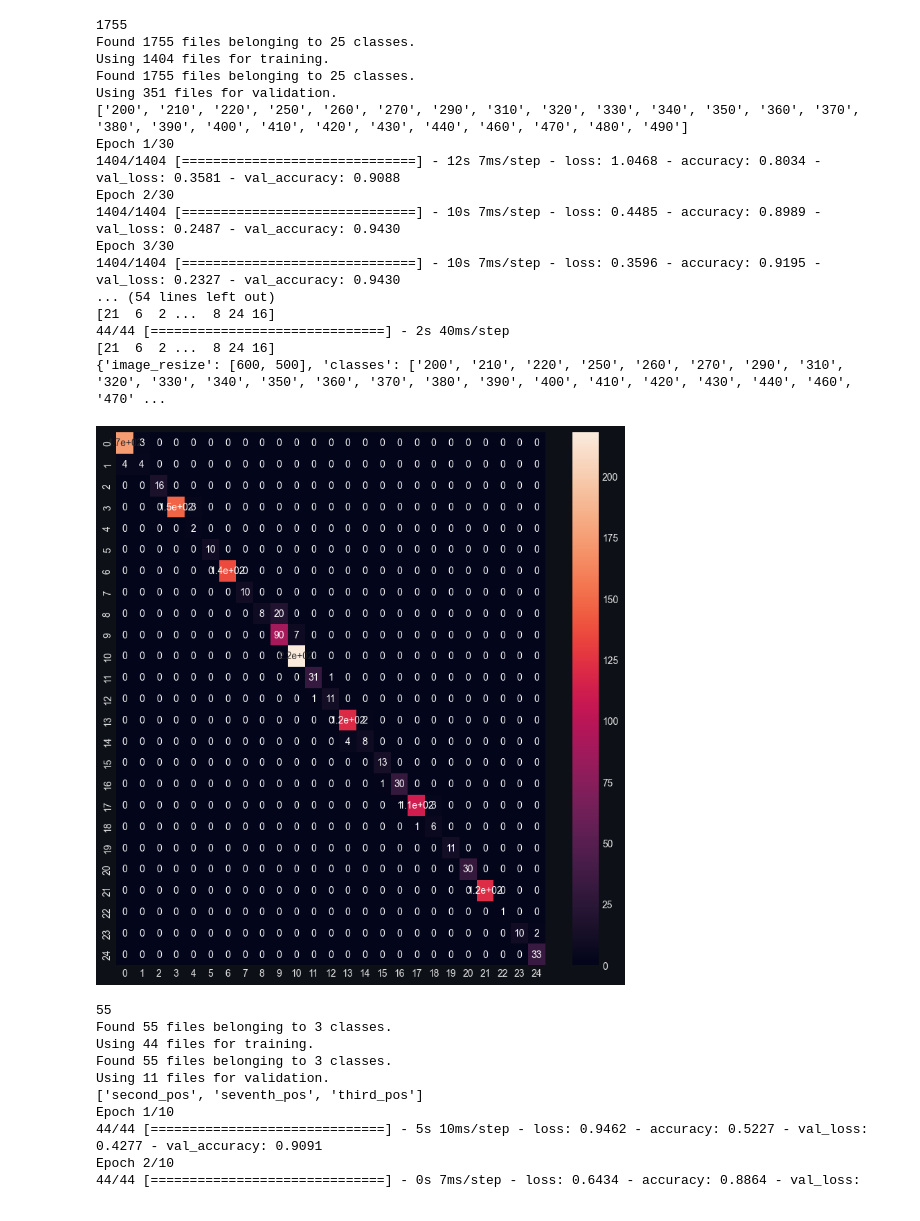
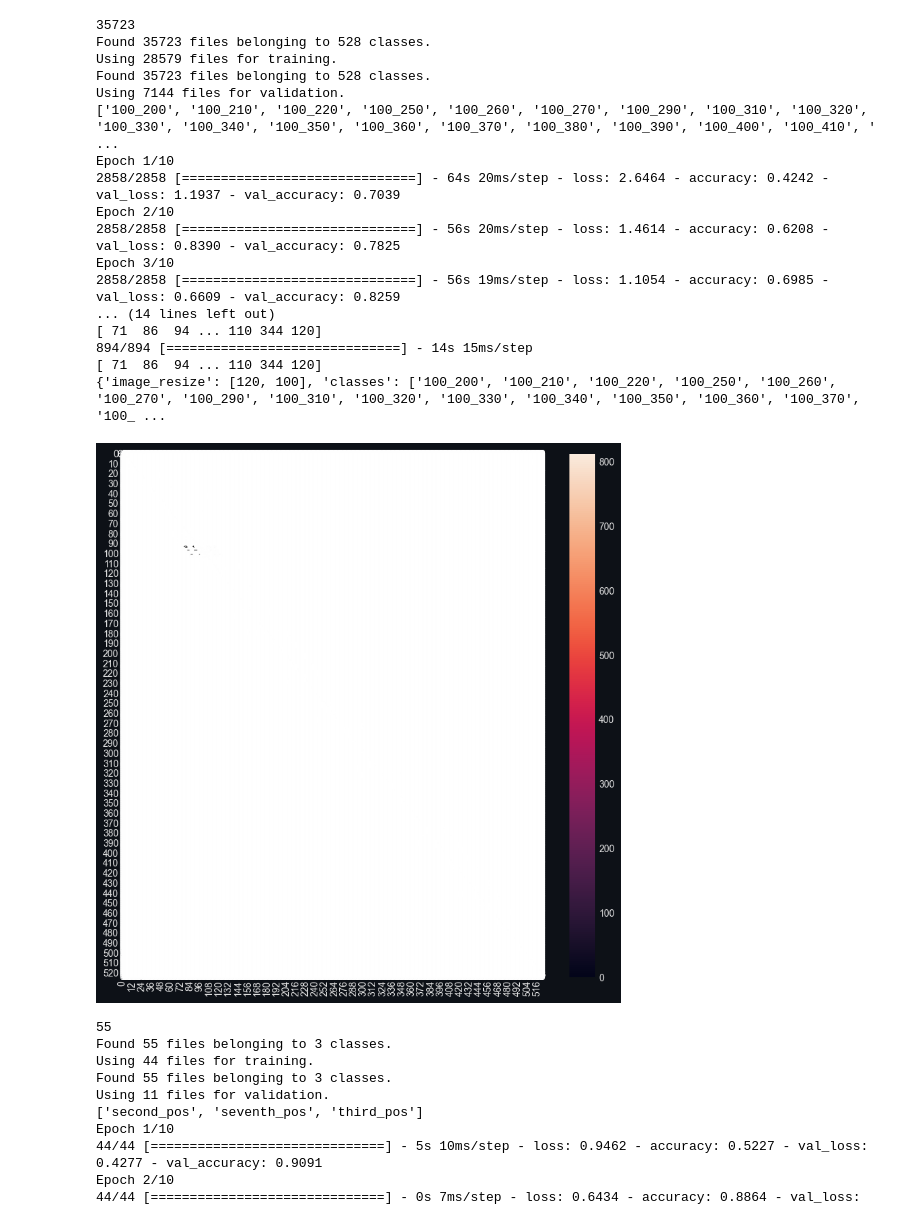
Before and after one commit to darkmatter2222/EVE-Online-Bot, a Jupyter notebook: TrainingPipelines/UniversalTrainer.ipynb, the cells around one changed output. Cells and saved outputs as stored; diff of their text form; code cells hidden in the pictures.

```diff
--- a/TrainingPipelines/UniversalTrainer.ipynb
+++ b/TrainingPipelines/UniversalTrainer.ipynb
@@ -44,42 +44,42 @@ def save_to_gcp(source_file, dest_file):
     #blob = bucket.blob('eve_online_models/Eve_Online_Models/test.h5')
     #blob.upload_from_filename(r"O:\eve_models\training_data\game_state\game_state_model.h5")
 # %%
-model_name = 'route_y_large_vert_class_v2'
-training_root = r'O:\eve_models\training_data\route_y_large_vert_class_v2'
+model_name = 'route_y_large_vert_class_v4'
+training_root = r'O:\eve_models\training_data\route_y_large_vert_class_v4'
 model_file = f'{training_root}/{model_name}_model.h5'
 meta_file = f'{training_root}/{model_name}_meta.json'
 
 params = {
     'root_image_directory': training_root,
     'model_location': model_file,
     'model_name': model_name,
-    'epochs':30,
-    'resize_ratio':1
+    'epochs':10,
+    'resize_ratio':0.2
 }
 
 stats, rendering = build_and_train(**params)
 render_cm(stats)
 write_rendering(meta_file, rendering)
 print(rendering)
 
-save_to_gcp(source_file=model_file, dest_file=f'{model_name}/{model_name}_model.h5')
-save_to_gcp(source_file=meta_file, dest_file=f'{model_name}/{model_name}_meta.json')
+#save_to_gcp(source_file=model_file, dest_file=f'{model_name}/{model_name}_model.h5')
+#save_to_gcp(source_file=meta_file, dest_file=f'{model_name}/{model_name}_meta.json')
 # %% [output]
-1755
-Found 1755 files belonging to 25 classes.
-Using 1404 files for training.
-Found 1755 files belonging to 25 classes.
-Using 351 files for validation.
-['200', '210', '220', '250', '260', '270', '290', '310', '320', '330', '340', '350', '360', '370', '380', '390', '400', '410', '420', '430', '440', '460', '470', '480', '490']
-Epoch 1/30
-1404/1404 [==============================] - 12s 7ms/step - loss: 1.0468 - accuracy: 0.8034 - val_loss: 0.3581 - val_accuracy: 0.9088
-Epoch 2/30
-1404/1404 [==============================] - 10s 7ms/step - loss: 0.4485 - accuracy: 0.8989 - val_loss: 0.2487 - val_accuracy: 0.9430
-Epoch 3/30
-1404/1404 [==============================] - 10s 7ms/step - loss: 0.3596 - accuracy: 0.9195 - val_loss: 0.2327 - val_accuracy: 0.9430
-... (54 lines left out)
-[21  6  2 ...  8 24 16]
-44/44 [==============================] - 2s 40ms/step
-[21  6  2 ...  8 24 16]
-{'image_resize': [600, 500], 'classes': ['200', '210', '220', '250', '260', '270', '290', '310', '320', '330', '340', '350', '360', '370', '380', '390', '400', '410', '420', '430', '440', '460', '470' ...
+35723
+Found 35723 files belonging to 528 classes.
+Using 28579 files for training.
+Found 35723 files belonging to 528 classes.
+Using 7144 files for validation.
+['100_200', '100_210', '100_220', '100_250', '100_260', '100_270', '100_290', '100_310', '100_320', '100_330', '100_340', '100_350', '100_360', '100_370', '100_380', '100_390', '100_400', '100_410', ' ...
+Epoch 1/10
+2858/2858 [==============================] - 64s 20ms/step - loss: 2.6464 - accuracy: 0.4242 - val_loss: 1.1937 - val_accuracy: 0.7039
+Epoch 2/10
+2858/2858 [==============================] - 56s 20ms/step - loss: 1.4614 - accuracy: 0.6208 - val_loss: 0.8390 - val_accuracy: 0.7825
+Epoch 3/10
+2858/2858 [==============================] - 56s 19ms/step - loss: 1.1054 - accuracy: 0.6985 - val_loss: 0.6609 - val_accuracy: 0.8259
+... (14 lines left out)
+[ 71  86  94 ... 110 344 120]
+894/894 [==============================] - 14s 15ms/step
+[ 71  86  94 ... 110 344 120]
+{'image_resize': [120, 100], 'classes': ['100_200', '100_210', '100_220', '100_250', '100_260', '100_270', '100_290', '100_310', '100_320', '100_330', '100_340', '100_350', '100_360', '100_370', '100_ ...
-[figure, old version]
+[figure, new version]
```
Also changed, not shown: parts of 2 cells of this notebook, 6 other files.
